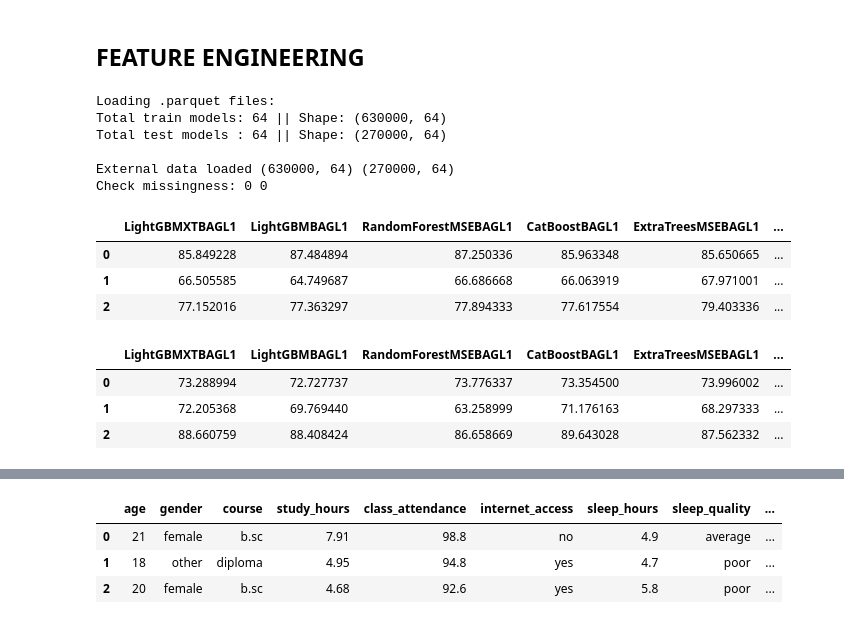
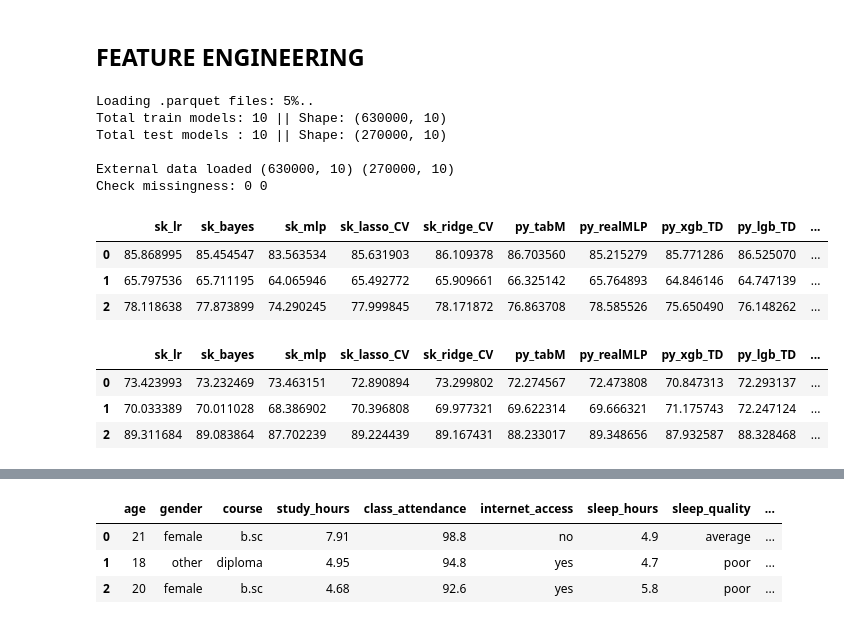
Before and after one commit to coded-sly/ps6e1-Student-Test-Score, a Jupyter notebook: ps6e1-xgb-orig-basescore.ipynb, the cells around one changed output, grey strips where cells are left out. Saved outputs shown, nothing was run; the diff lists cells and outputs as text; code cells hidden in the pictures.

```diff
--- a/ps6e1-xgb-orig-basescore.ipynb
+++ b/ps6e1-xgb-orig-basescore.ipynb
@@ -241,8 +235,8 @@ def dataloader(filepath):
 # %%
 PATHS = [
     # '/kaggle/input/ps6e1-per-feature-ag',
-    '/kaggle/input/ps6e1-autogluon-trainorig',
-    # '/kaggle/input/ps6e1-lr-gbdt-nn-trainorig',
+    # '/kaggle/input/ps6e1-autogluon-trainorig',
+    '/kaggle/input/ps6e1-lr-gbdt-nn-trainorig',
 ]
 
 ## -- Load dataframes --
@@ -250,45 +244,45 @@ train_dfs = []
 test_dfs  = []
 
 ## -- Load train/test datasets --
 for p in PATHS:
     tr, ts = dataloader(p)
     train_dfs.append(tr)
     test_dfs.append(ts)
 
 ## -- Concat datasets --
 ext_train = pd.concat(train_dfs, axis=1)
 ext_test  = pd.concat(test_dfs, axis=1)
 
 print('External data loaded', ext_train.shape, ext_test.shape)
 
 ## -- Drop weighted autogluon models --
 for c in ext_train.columns:
     if 'L2' in c or 'L3' in c: #
         ext_train.drop([c], axis=1, inplace=True)
         ext_test.drop([c], axis=1, inplace=True)
     elif c == TARGET:
         ext_train.drop([c], axis=1, inplace=True)
 
 ## -- Check for missing values --
 print('Check missingness:', ext_train.isna().sum().sum(), ext_test.isna().sum().sum())
 
 display(ext_train.head(3))
 display(ext_test.head(3))
 # %% [output]
-Loading .parquet files:
-Total train models: 64 || Shape: (630000, 64)
-Total test models : 64 || Shape: (270000, 64)
+Loading .parquet files: 5%..
+Total train models: 10 || Shape: (630000, 10)
+Total test models : 10 || Shape: (270000, 10)
 
-External data loaded (630000, 64) (270000, 64)
+External data loaded (630000, 10) (270000, 10)
 Check missingness: 0 0
-|  | LightGBMXTBAGL1 | LightGBMBAGL1 | RandomForestMSEBAGL1 | CatBoostBAGL1 | ExtraTreesMSEBAGL1 | ... |
-| 0 | 85.849228 | 87.484894 | 87.250336 | 85.963348 | 85.650665 | ... |
-| 1 | 66.505585 | 64.749687 | 66.686668 | 66.063919 | 67.971001 | ... |
-| 2 | 77.152016 | 77.363297 | 77.894333 | 77.617554 | 79.403336 | ... |
+|  | sk_lr | sk_bayes | sk_mlp | sk_lasso_CV | sk_ridge_CV | py_tabM | py_realMLP | py_xgb_TD | py_lgb_TD | ... |
+| 0 | 85.868995 | 85.454547 | 83.563534 | 85.631903 | 86.109378 | 86.703560 | 85.215279 | 85.771286 | 86.525070 | ... |
+| 1 | 65.797536 | 65.711195 | 64.065946 | 65.492772 | 65.909661 | 66.325142 | 65.764893 | 64.846146 | 64.747139 | ... |
+| 2 | 78.118638 | 77.873899 | 74.290245 | 77.999845 | 78.171872 | 76.863708 | 78.585526 | 75.650490 | 76.148262 | ... |
-|  | LightGBMXTBAGL1 | LightGBMBAGL1 | RandomForestMSEBAGL1 | CatBoostBAGL1 | ExtraTreesMSEBAGL1 | ... |
-| 0 | 73.288994 | 72.727737 | 73.776337 | 73.354500 | 73.996002 | ... |
-| 1 | 72.205368 | 69.769440 | 63.258999 | 71.176163 | 68.297333 | ... |
-| 2 | 88.660759 | 88.408424 | 86.658669 | 89.643028 | 87.562332 | ... |
+|  | sk_lr | sk_bayes | sk_mlp | sk_lasso_CV | sk_ridge_CV | py_tabM | py_realMLP | py_xgb_TD | py_lgb_TD | ... |
+| 0 | 73.423993 | 73.232469 | 73.463151 | 72.890894 | 73.299802 | 72.274567 | 72.473808 | 70.847313 | 72.293137 | ... |
+| 1 | 70.033389 | 70.011028 | 68.386902 | 70.396808 | 69.977321 | 69.622314 | 69.666321 | 71.175743 | 72.247124 | ... |
+| 2 | 89.311684 | 89.083864 | 87.702239 | 89.224439 | 89.167431 | 88.233017 | 89.348656 | 87.932587 | 88.328468 | ... |
 # %%
 %%time
 
```
Also changed, not shown: parts of 12 cells of this notebook.
